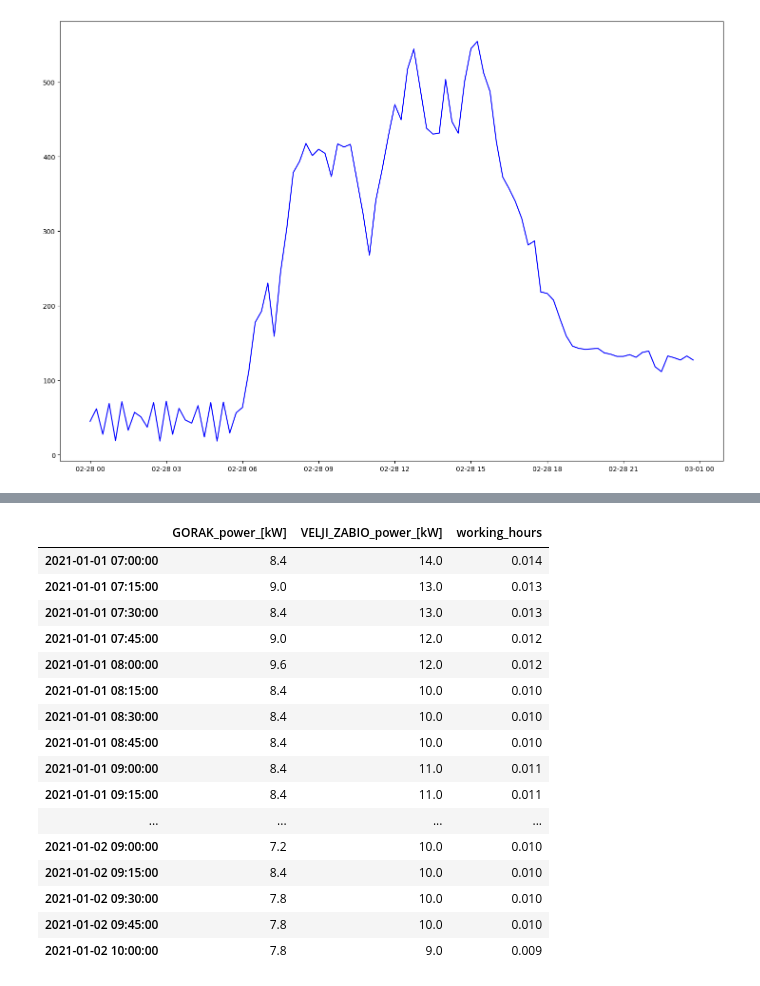
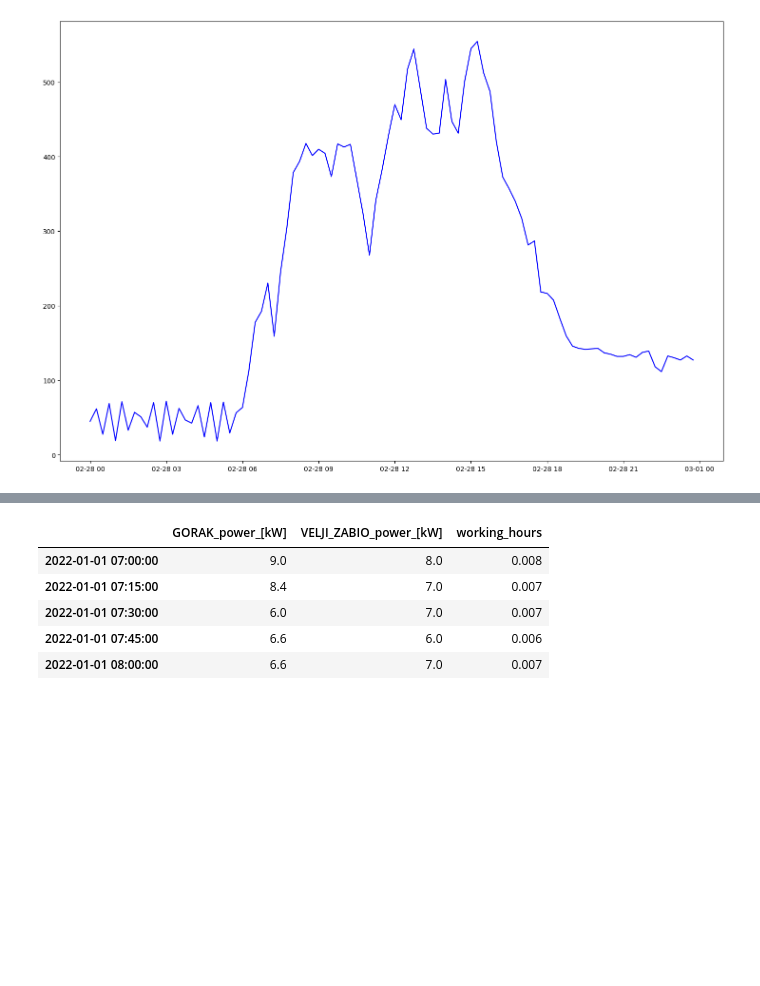
Before and after one commit to TamaraCuric/Euromix, a Jupyter notebook: euromix_gorak_velji_zabio.ipynb, the cells around one changed output, grey strips where cells are left out. Cells and saved outputs as stored; diff of their text form; code cells hidden in the pictures; blank space fills up the shorter version.

Commit message:
fixed the dataframe for peak shaving potential, not it is calculating potential cost reduction for year 2022

```diff
--- a/euromix_gorak_velji_zabio.ipynb
+++ b/euromix_gorak_velji_zabio.ipynb
@@ -105,29 +98,18 @@ df_Euromix.head()
 # %%
-df_Euromix['working_hours'] = 0
-df_Euromix.loc[(df_Euromix.index.hour>6), 'working_hours'] = df_Euromix['GORAK_power_[kW]']/1e3
-df_Euromix.loc[(df_Euromix.index.hour>6), 'working_hours'] = df_Euromix['VELJI_ZABIO_power_[kW]']/1e3
-df_Euromix.loc[(df_Euromix.index.hour>17), 'working_hours'] = 0
+df_Euromix_limited_data['working_hours'] = 0
+df_Euromix_limited_data.loc[(df_Euromix_limited_data.index.hour>6), 'working_hours'] = df_Euromix_limited_data['GORAK_power_[kW]']/1e3
+df_Euromix_limited_data.loc[(df_Euromix_limited_data.index.hour>6), 'working_hours'] = df_Euromix_limited_data['VELJI_ZABIO_power_[kW]']/1e3
+df_Euromix_limited_data.loc[(df_Euromix_limited_data.index.hour>17), 'working_hours'] = 0
 
-df_working_hour_split=df_Euromix.between_time('7:00', '16:00')
-df_working_hour_split.head(50)
+df_working_hour_split=df_Euromix_limited_data.between_time('7:00', '16:00')
+df_working_hour_split.head()
 # %% [output]
 |  | GORAK_power_[kW] | VELJI_ZABIO_power_[kW] | working_hours |
-| 2021-01-01 07:00:00 | 8.4 | 14.0 | 0.014 |
-| 2021-01-01 07:15:00 | 9.0 | 13.0 | 0.013 |
-| 2021-01-01 07:30:00 | 8.4 | 13.0 | 0.013 |
-| 2021-01-01 07:45:00 | 9.0 | 12.0 | 0.012 |
-| 2021-01-01 08:00:00 | 9.6 | 12.0 | 0.012 |
-| 2021-01-01 08:15:00 | 8.4 | 10.0 | 0.010 |
-| 2021-01-01 08:30:00 | 8.4 | 10.0 | 0.010 |
-| 2021-01-01 08:45:00 | 8.4 | 10.0 | 0.010 |
-| 2021-01-01 09:00:00 | 8.4 | 11.0 | 0.011 |
-| 2021-01-01 09:15:00 | 8.4 | 11.0 | 0.011 |
-| ... | ... | ... | ... |
-| 2021-01-02 09:00:00 | 7.2 | 10.0 | 0.010 |
-| 2021-01-02 09:15:00 | 8.4 | 10.0 | 0.010 |
-| 2021-01-02 09:30:00 | 7.8 | 10.0 | 0.010 |
-| 2021-01-02 09:45:00 | 7.8 | 10.0 | 0.010 |
-| 2021-01-02 10:00:00 | 7.8 | 9.0 | 0.009 |
+| 2022-01-01 07:00:00 | 9.0 | 8.0 | 0.008 |
+| 2022-01-01 07:15:00 | 8.4 | 7.0 | 0.007 |
+| 2022-01-01 07:30:00 | 6.0 | 7.0 | 0.007 |
+| 2022-01-01 07:45:00 | 6.6 | 6.0 | 0.006 |
+| 2022-01-01 08:00:00 | 6.6 | 7.0 | 0.007 |
 # %%
 fig, (ax1) = plt.subplots(1,1)
 fig.set_size_inches(18, 12)
```
Also changed, not shown: parts of 7 cells of this notebook.
